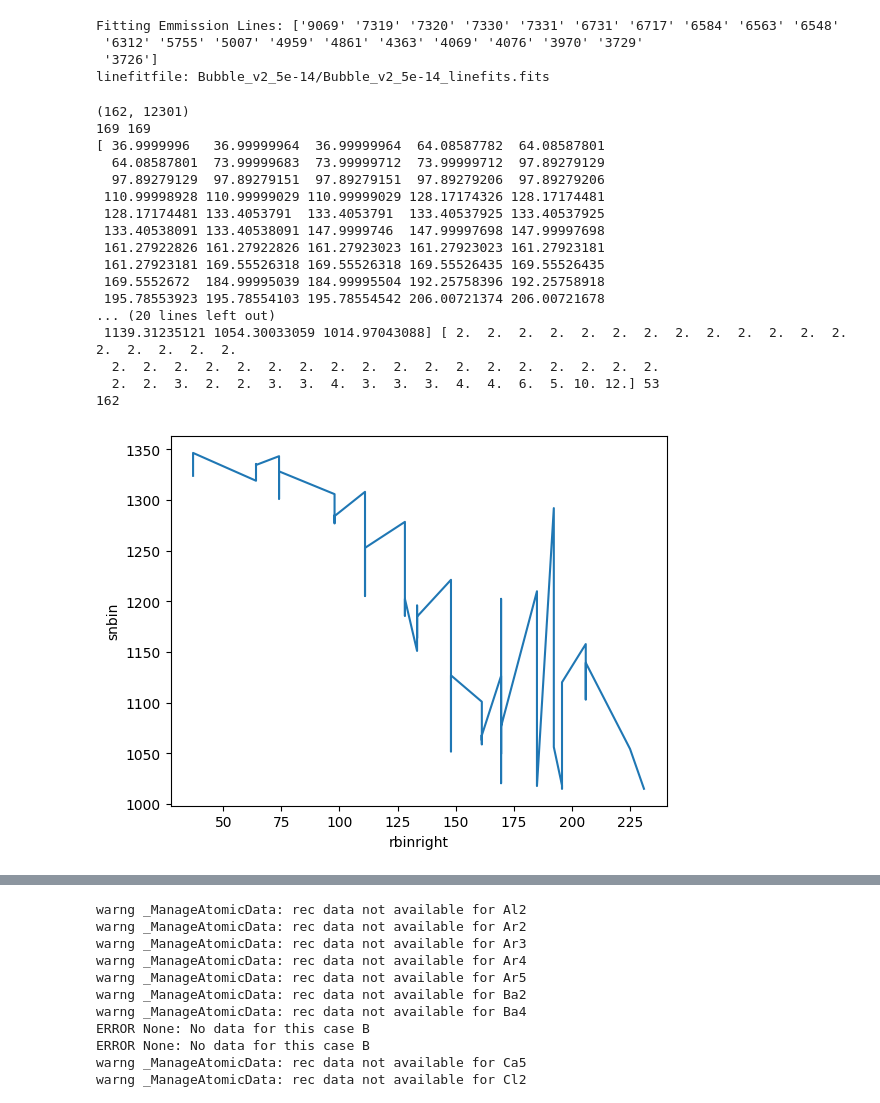
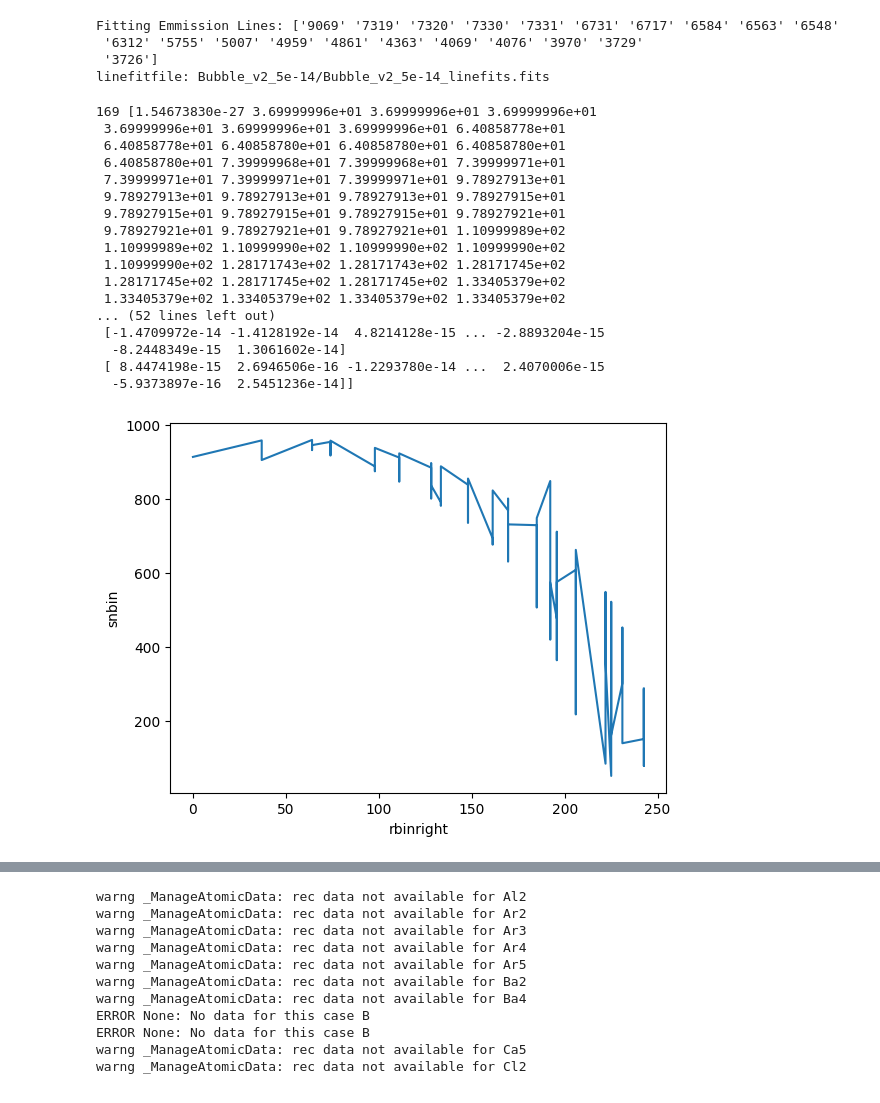
Before and after one commit to Amrita27singh/lvmnebular, a Jupyter notebook: Testing_lvmnebular.ipynb, the cells around one changed output, grey strips where cells are left out. Cells and saved outputs as stored; diff of their text form; code cells hidden in the pictures.

Commit message:
sn_radial binning

```diff
--- a/Testing_lvmnebular.ipynb
+++ b/Testing_lvmnebular.ipynb
@@ -30,27 +30,27 @@ Fitting Emmission Lines: ['9069' '7319' '7320' '7330' '7331' '6731' '6717' '6584
  '3726']
 linefitfile: Bubble_v2_5e-14/Bubble_v2_5e-14_linefits.fits
 # %%
-u.sn_radialbin(target_sn=1000, lineid='6563', rmin=0, rmax=250, pertsim=False)
-print(len(u.snbinned_flux))
+u.sn_radialbin(target_sn=50, lineid='6563', rmin=0, rmax=250, pertsim=False)
+print(u.snbinned_flux, u.flux)
 # %% [output]
-(162, 12301)
-169 169
-[ 36.9999996   36.99999964  36.99999964  64.08587782  64.08587801
-  64.08587801  73.99999683  73.99999712  73.99999712  97.89279129
-  97.89279129  97.89279151  97.89279151  97.89279206  97.89279206
- 110.99998928 110.99999029 110.99999029 128.17174326 128.17174481
- 128.17174481 133.4053791  133.4053791  133.40537925 133.40537925
- 133.40538091 133.40538091 147.9999746  147.99997698 147.99997698
- 161.27922826 161.27922826 161.27923023 161.27923023 161.27923181
- 161.27923181 169.55526318 169.55526318 169.55526435 169.55526435
- 169.5552672  184.99995039 184.99995504 192.25758396 192.25758918
- 195.78553923 195.78554103 195.78554542 206.00721374 206.00721678
-... (20 lines left out)
- 1139.31235121 1054.30033059 1014.97043088] [ 2.  2.  2.  2.  2.  2.  2.  2.  2.  2.  2.  2.  2.  2.  2.  2.  2.  2.
-  2.  2.  2.  2.  2.  2.  2.  2.  2.  2.  2.  2.  2.  2.  2.  2.  2.  2.
-  2.  2.  3.  2.  2.  3.  3.  4.  3.  3.  3.  4.  4.  6.  5. 10. 12.] 53
-162
+169 [1.54673830e-27 3.69999996e+01 3.69999996e+01 3.69999996e+01
+ 3.69999996e+01 3.69999996e+01 3.69999996e+01 6.40858778e+01
+ 6.40858778e+01 6.40858780e+01 6.40858780e+01 6.40858780e+01
+ 6.40858780e+01 7.39999968e+01 7.39999968e+01 7.39999971e+01
+ 7.39999971e+01 7.39999971e+01 7.39999971e+01 9.78927913e+01
+ 9.78927913e+01 9.78927913e+01 9.78927913e+01 9.78927915e+01
+ 9.78927915e+01 9.78927915e+01 9.78927915e+01 9.78927921e+01
+ 9.78927921e+01 9.78927921e+01 9.78927921e+01 1.10999989e+02
+ 1.10999989e+02 1.10999990e+02 1.10999990e+02 1.10999990e+02
+ 1.10999990e+02 1.28171743e+02 1.28171743e+02 1.28171745e+02
+ 1.28171745e+02 1.28171745e+02 1.28171745e+02 1.33405379e+02
+ 1.33405379e+02 1.33405379e+02 1.33405379e+02 1.33405379e+02
+... (52 lines left out)
+ [-1.4709972e-14 -1.4128192e-14  4.8214128e-15 ... -2.8893204e-15
+  -8.2448349e-15  1.3061602e-14]
+ [ 8.4474198e-15  2.6946506e-16 -1.2293780e-14 ...  2.4070006e-15
+  -5.9373897e-16  2.5451236e-14]]
-[figure, old version]
+[figure, new version]
 # %%
 u.voronoibin(target_sn=1000, lineid='6563') #Caution: run once after fitting lines in native simulation
 # %% [output]
```
Also changed, not shown: parts of 1 cell of this notebook, 1 other file.
